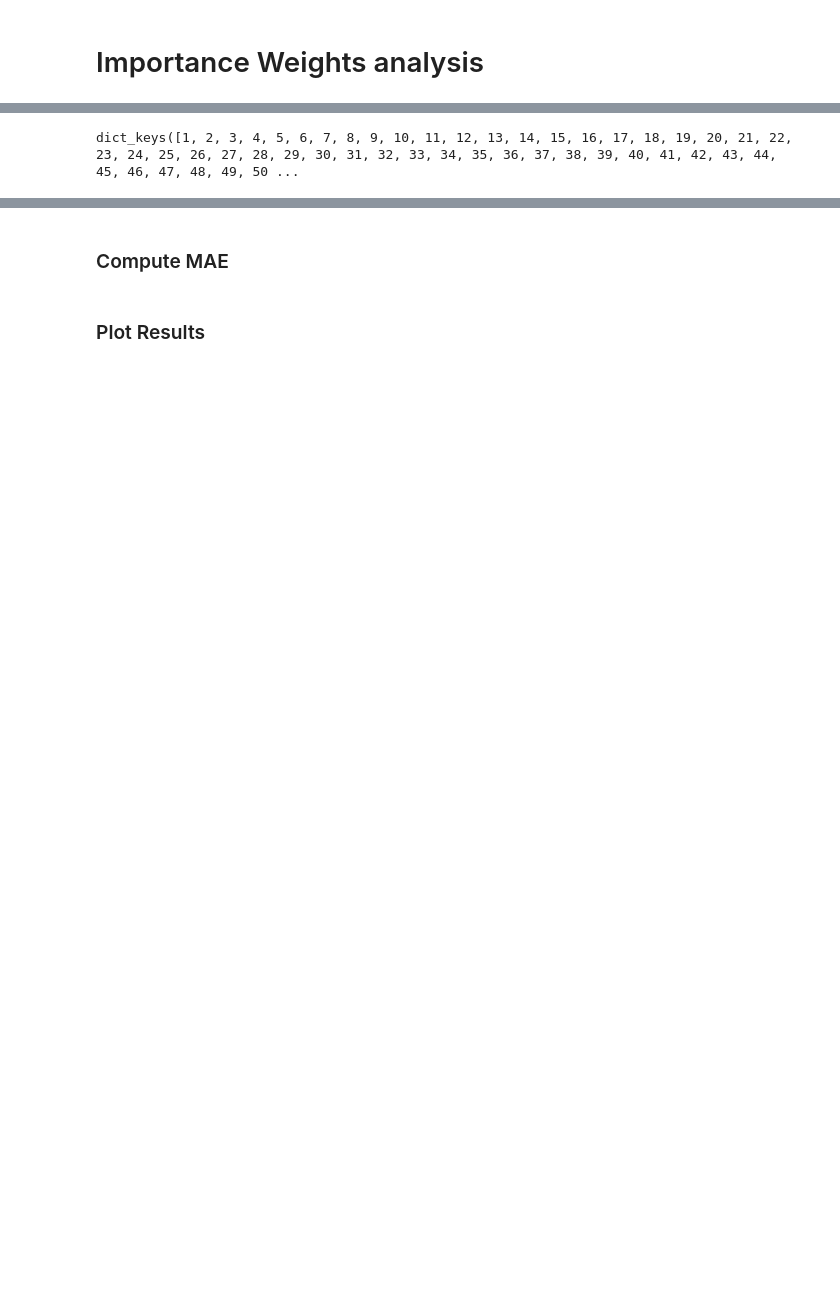
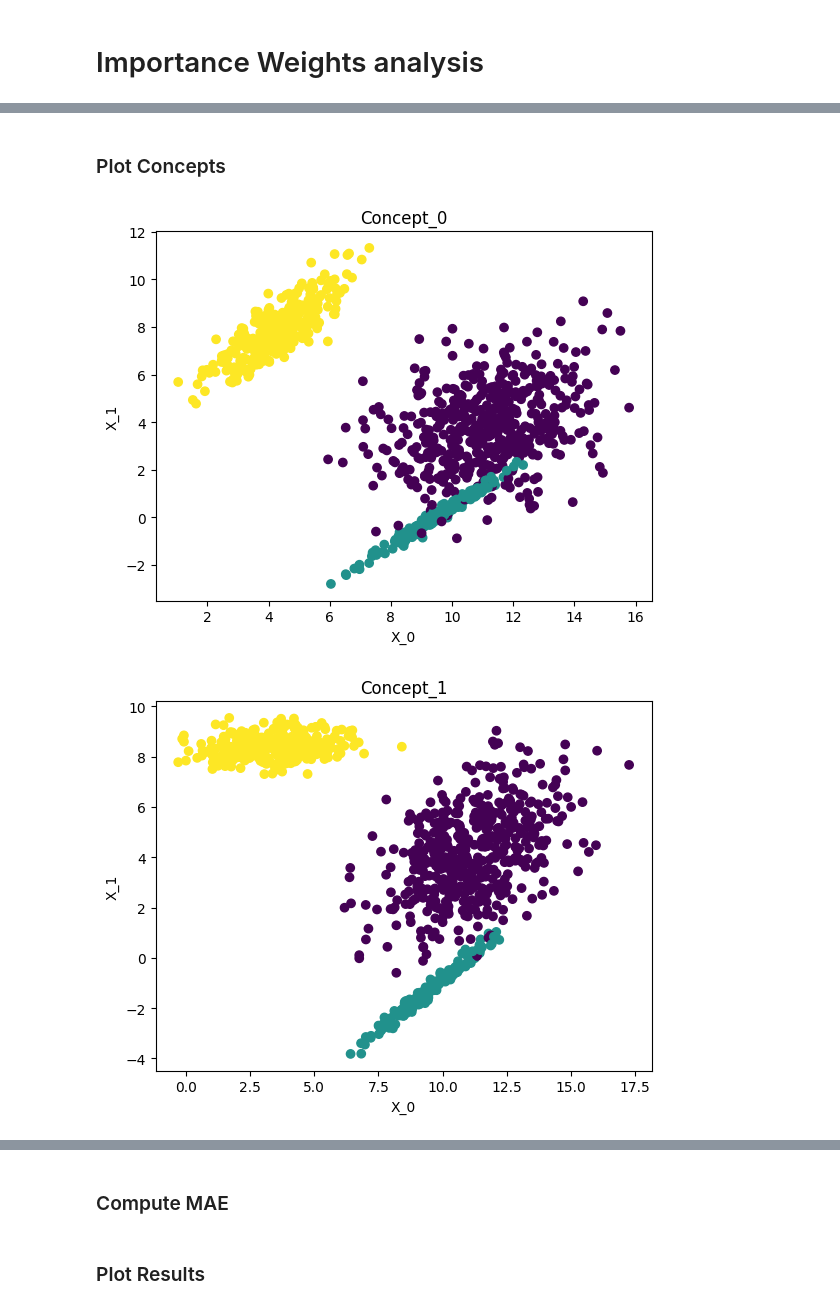
Before and after one commit to MassimilianoArca/master-thesis-experiments, a Jupyter notebook: master_thesis_experiments/notebooks/classification/evaluations.ipynb, the cells around one changed output, grey strips where cells are left out. Saved outputs shown, nothing was run; the diff lists cells and outputs as text; code cells hidden in the pictures; blank space fills up the shorter version.

```diff
--- a/master_thesis_experiments/notebooks/classification/evaluations.ipynb
+++ b/master_thesis_experiments/notebooks/classification/evaluations.ipynb
@@ -58,7 +64,15 @@ for run in runs_dirs:
 
                 elif strategy == "FirstKSampling":
                     first_K_sampling_weights[n_sample] = json.load(f)
-# %%
-uncertainty_spreading_weights.keys()
-# %% [output]
-dict_keys([1, 2, 3, 4, 5, 6, 7, 8, 9, 10, 11, 12, 13, 14, 15, 16, 17, 18, 19, 20, 21, 22, 23, 24, 25, 26, 27, 28, 29, 30, 31, 32, 33, 34, 35, 36, 37, 38, 39, 40, 41, 42, 43, 44, 45, 46, 47, 48, 49, 50 ...
+# %% [markdown]
+### Plot Concepts
+# %%
+for index,concept in enumerate(concept_list):
+    plt.scatter(concept['X_0'], concept['X_1'], c=concept['y_0'])
+    plt.xlabel('X_0')
+    plt.ylabel('X_1')
+    plt.title('Concept_' + str(index))
+    plt.show()
+# %% [output]
+[figure, added]
+[figure, added]
```
Also changed, not shown: parts of 12 cells of this notebook, 10 other files.
